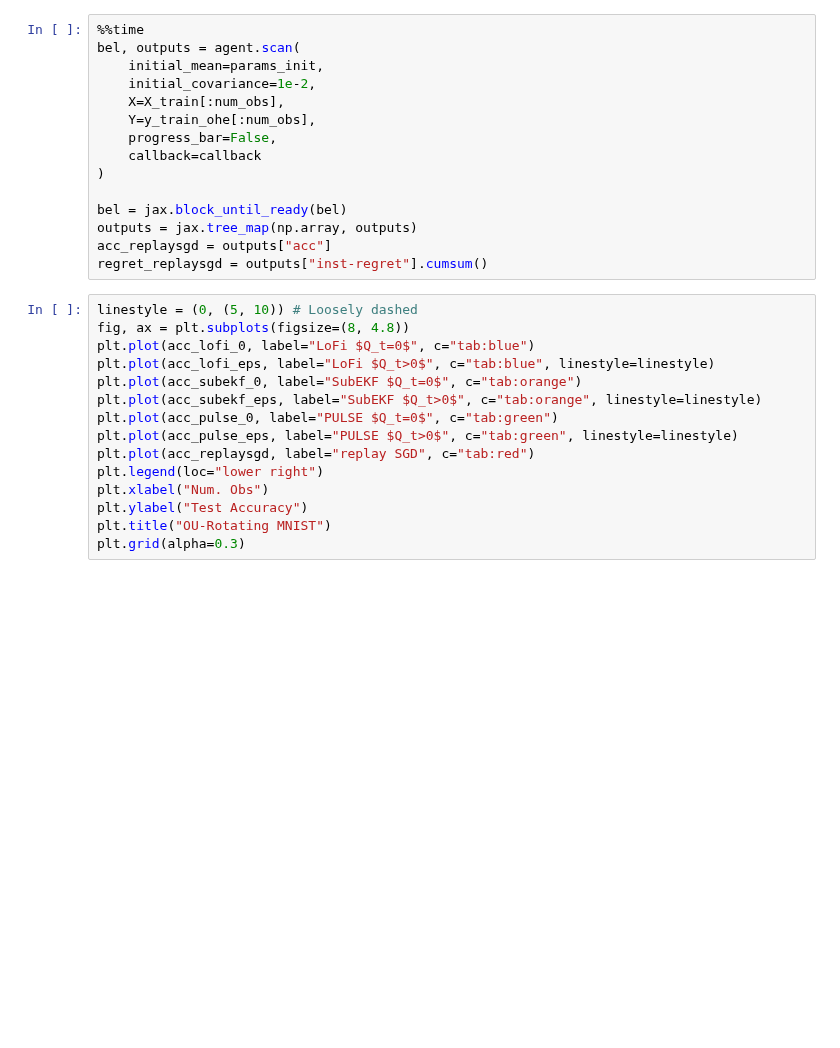
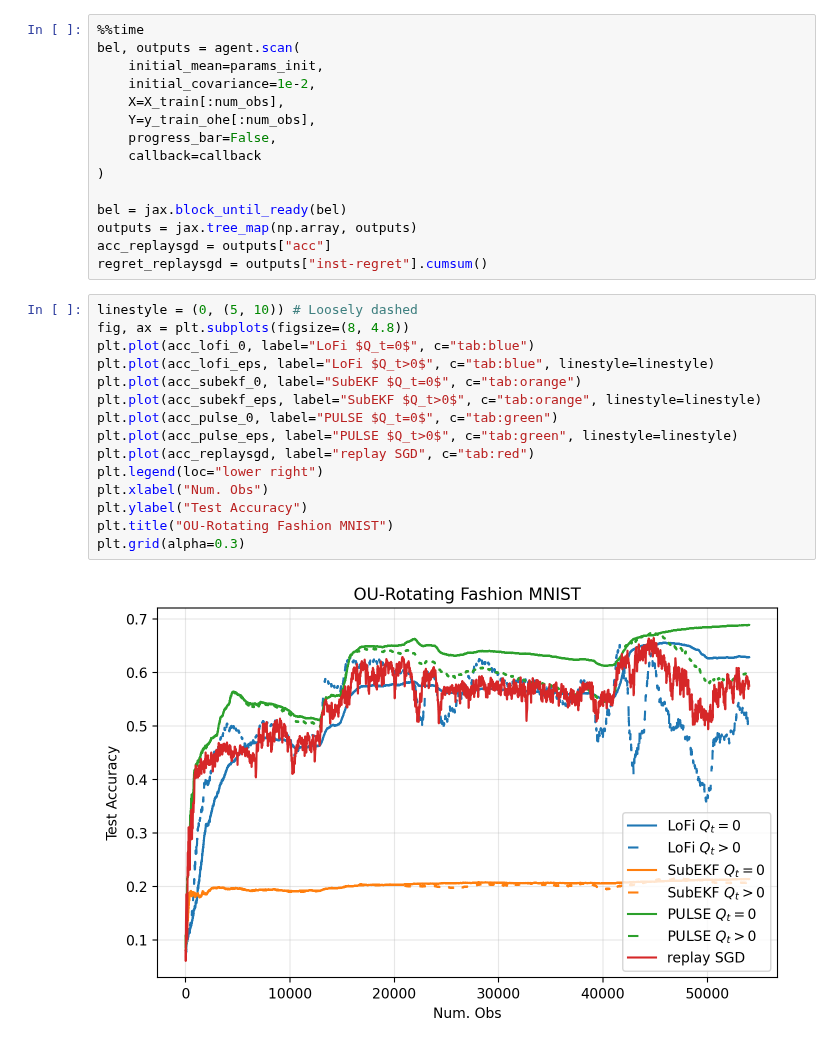
Before and after one commit to probml/rebayes, a Jupyter notebook: demos/misc/lofi-v-subspace-classification-changing.ipynb, the cells around one changed output. Cells and saved outputs as stored; diff of their text form; blank space fills up the shorter version.

```diff
--- a/demos/misc/lofi-v-subspace-classification-changing.ipynb
+++ b/demos/misc/lofi-v-subspace-classification-changing.ipynb
@@ -533,16 +533,18 @@ regret_replaysgd = outputs["inst-regret"].cumsum()
 # %%
 linestyle = (0, (5, 10)) # Loosely dashed
 fig, ax = plt.subplots(figsize=(8, 4.8))
 plt.plot(acc_lofi_0, label="LoFi $Q_t=0$", c="tab:blue")
 plt.plot(acc_lofi_eps, label="LoFi $Q_t>0$", c="tab:blue", linestyle=linestyle)
 plt.plot(acc_subekf_0, label="SubEKF $Q_t=0$", c="tab:orange")
 plt.plot(acc_subekf_eps, label="SubEKF $Q_t>0$", c="tab:orange", linestyle=linestyle)
 plt.plot(acc_pulse_0, label="PULSE $Q_t=0$", c="tab:green")
 plt.plot(acc_pulse_eps, label="PULSE $Q_t>0$", c="tab:green", linestyle=linestyle)
 plt.plot(acc_replaysgd, label="replay SGD", c="tab:red")
 plt.legend(loc="lower right")
 plt.xlabel("Num. Obs")
 plt.ylabel("Test Accuracy")
-plt.title("OU-Rotating MNIST")
+plt.title("OU-Rotating Fashion MNIST")
 plt.grid(alpha=0.3)
+# %% [output]
+[figure, added]
 # %%
```
Also changed, not shown: parts of 3 cells of this notebook.
